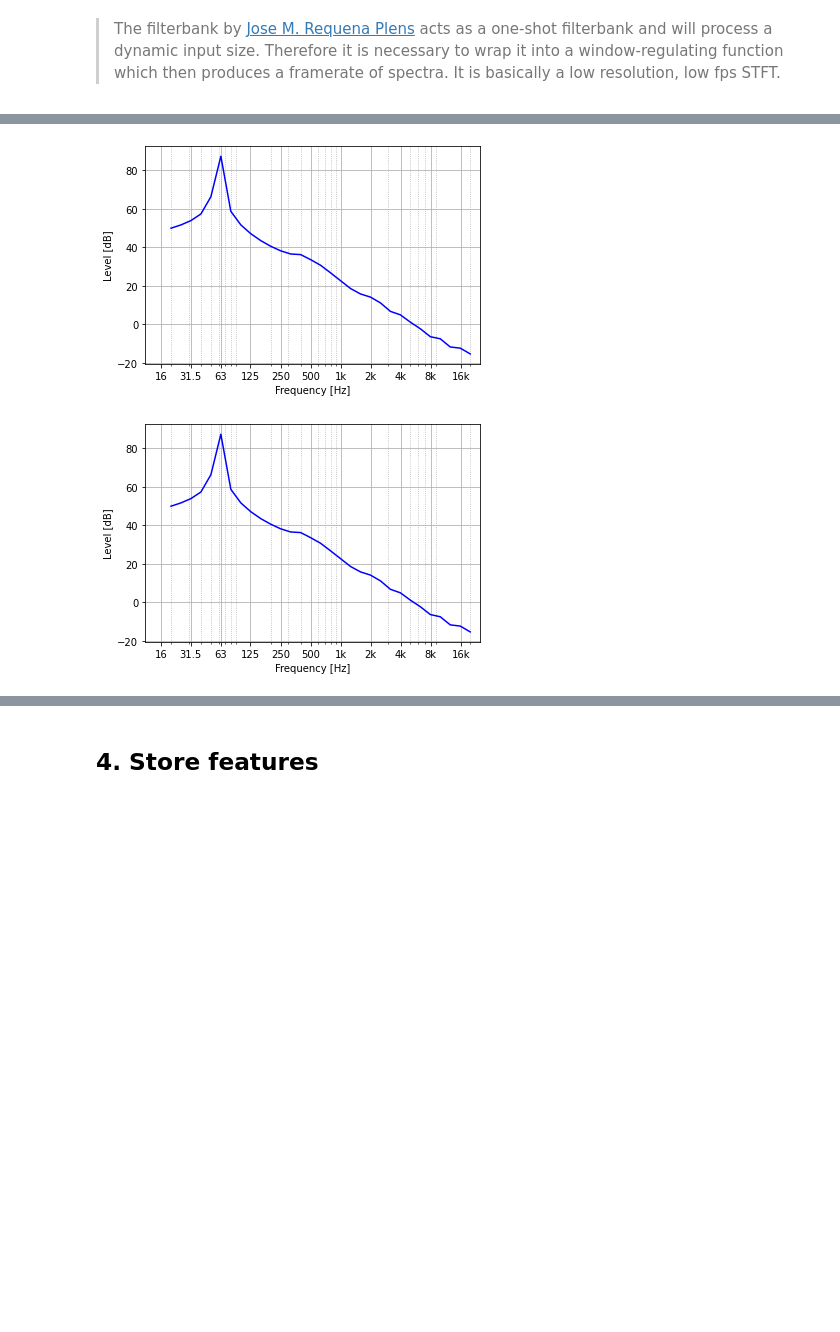
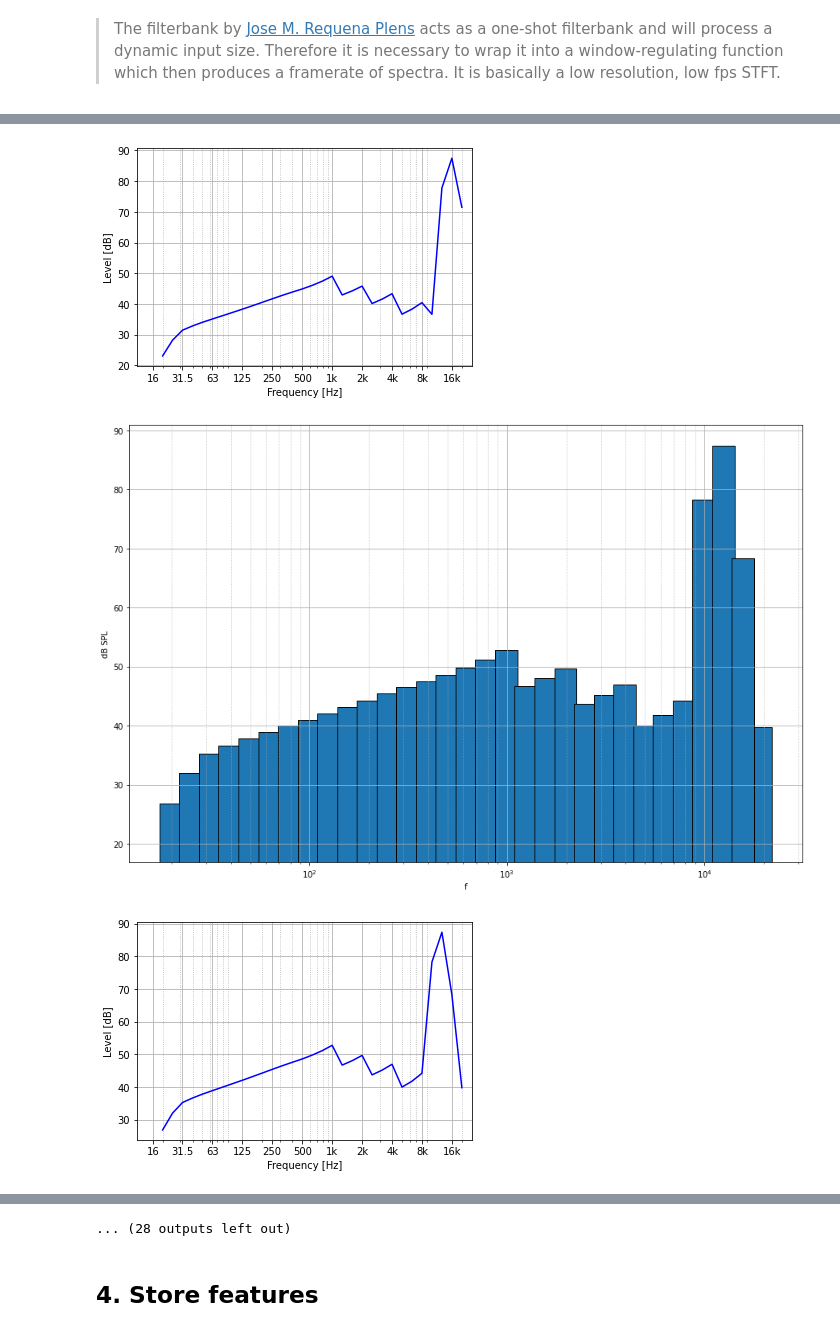
Before and after one commit to jake-is-ESD-protected/Project-CENES, a Jupyter notebook: Code/Jupyter/Feature extraction third octaves copy.ipynb, the cells around one changed output, grey strips where cells are left out. Cells and saved outputs as stored; diff of their text form; code cells hidden in the pictures; blank space fills up the shorter version.

Commit message:
bin plot now with correct padding and center alignment

```diff
--- a/Code/Jupyter/Feature extraction third octaves copy.ipynb
+++ b/Code/Jupyter/Feature extraction third octaves copy.ipynb
@@ -32,23 +32,20 @@ fmin = 20
 fmax = 20000
 oct_bw_ratio = 1/3  # octave / amount of subdivisions
 order = 6
-dec_iir_order = 8
 
 n_coeffs_p_section = 6
 n_sections = order / 2
 
 # window_size = 6000 # corresponds to 125 ms
-window_size = 48000
+window_size = 4800
 
 
 padded_sample_sec = fs + 128
 max_dur = 5
-start_frame = 0
-non_zero_c = 1e-20
 
 std_csv_fp = "Datasets/Feature_extraction/th_oct_coeffs.csv"
 std_scaling_fp = "Datasets/Feature_extraction/scalings.csv"
-test_wav = "demo_data/sine60.wav"
+test_wav = "demo_data/sinesweep.wav"
 # %% [markdown]
 ## 3. Filter exploaration
 [PyOctaveBand](https://github.com/jmrplens/PyOctaveBand)
@@ -82,16 +79,17 @@ def oct_bank(x, fs, ratio, f_order, lims, window_size):
     # x = sg.sosfilt(aa_sos, x)
 
     # padding to get all files to a multiple of window-size:
-    if int(len(x) / window_size) * window_size < len(x):
-        pad = np.zeros(window_size - (len(x) % window_size))
+    # if int(len(x) / window_size) * window_size < len(x):
+    #     pad = np.zeros(window_size - (len(x) % window_size))
 
-    elif len(x) < window_size:
-        pad = np.zeros(window_size - (len(x)))
+    # elif len(x) < window_size:
+    #     pad = np.zeros(window_size - (len(x)))
 
-    else:
-        pad = []
+    # else:
+    #     pad = []
 
-    x_pad = np.append(x, pad)
+    # x_pad = np.append(x, pad)
+    x_pad = x
     n_frames = int(len(x_pad)/window_size)
 
     fcs, fus, fls = pob._genfreqs(lims, 1/ratio, fs)
@@ -104,9 +102,12 @@ def oct_bank(x, fs, ratio, f_order, lims, window_size):
 
     return oct_features, fcs
 
+
+window_size = 12000
+
 feat, fcs = oct_bank(wav, fs, oct_bw_ratio, order, [fmin, fmax], window_size)
 
 for spl in feat:
-    #o3.plot_bins(fcs, spl)
+    o3.plot_bins(fcs, spl)
     o3.plot_bode(fcs, spl)
 # %% [output]
@@ -116,2 +117,3 @@ for spl in feat:
-[figure, old version]
+[figure, new version]
-[figure, old version]
+[figure, new version]
+[figure, added]
@@ -118,3 +126,4 @@ for spl in feat:
+... (28 outputs left out)
 # %% [markdown]
 ## 4. Store features
 # %%
```
Also changed, not shown: parts of 2 cells of this notebook.
